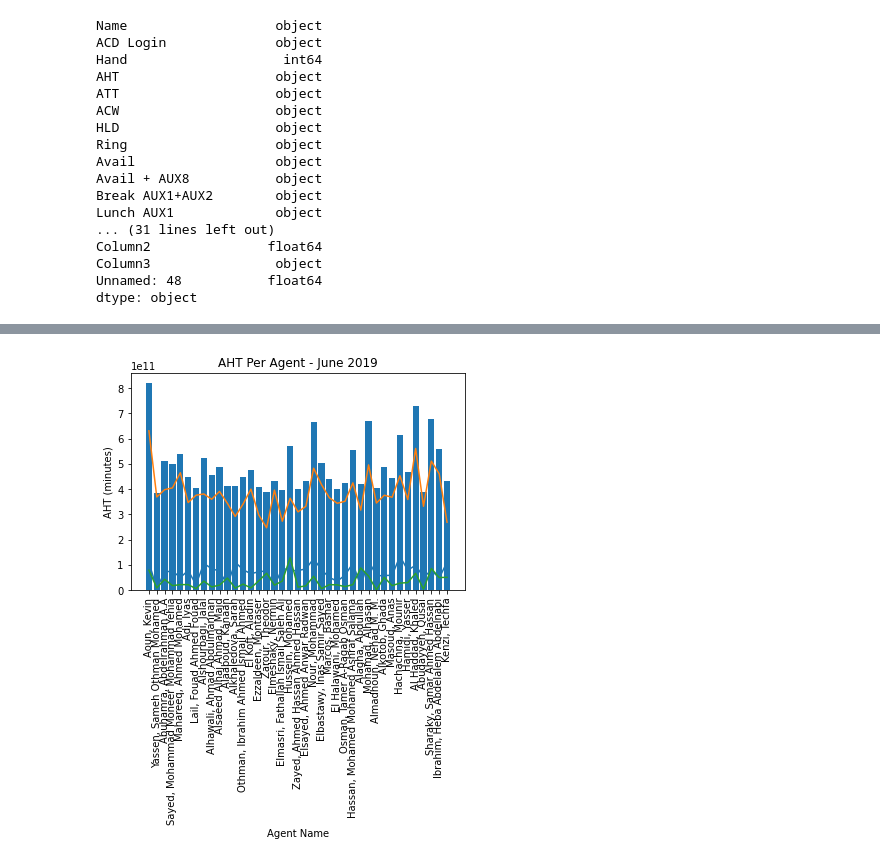
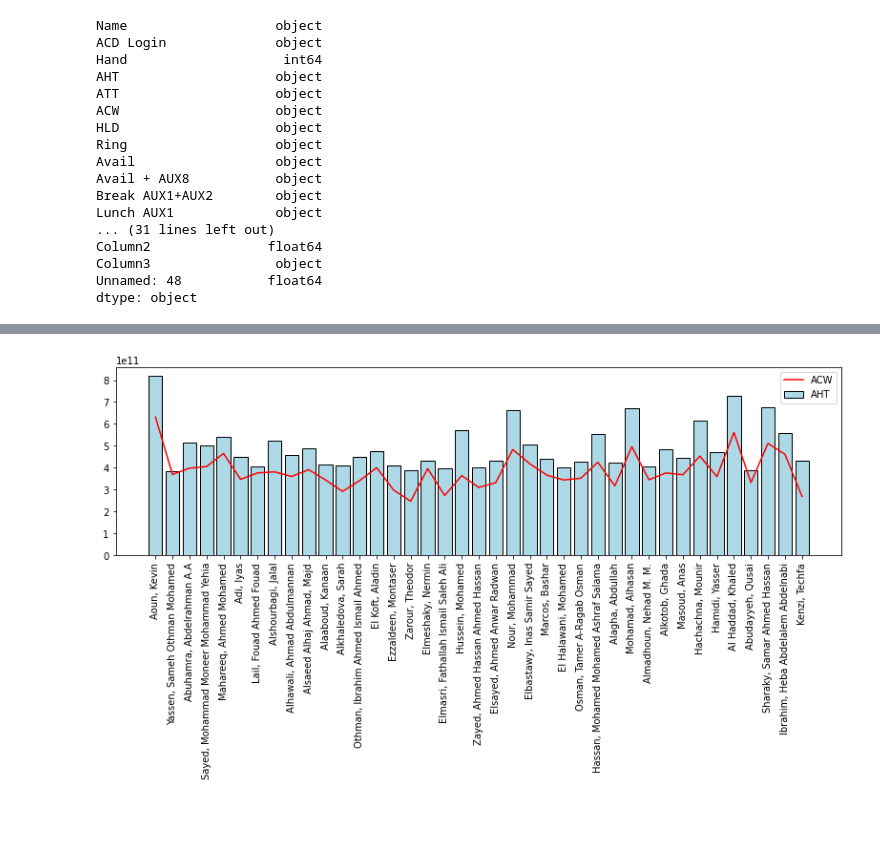
Before and after one commit to Elmasri-Fathallah/Data-Analysis, a Jupyter notebook: June_19.ipynb, the cells around one changed output, grey strips where cells are left out. Drawn from its saved outputs; the diff is of its cells as text; code cells hidden in the pictures; blank space fills up the shorter version.

```diff
--- a/June_19.ipynb
+++ b/June_19.ipynb
@@ -115,13 +115,29 @@ call.head()
 | 3 | Abuhamra, Abdelrahman A.A | 84:09:44 | 424 | 00:08:33 | 00:06:38 | 00:01:12 | 00:00:43 | 00:00:02 | 03:40:13 |
 | 4 | Sayed, Mohammad Moneer Mohammad Y... | 59:56:19 | 301 | 00:08:21 | 00:06:45 | 00:01:16 | 00:00:18 | 00:00:01 | 02:06:21 |
 | 5 | Mahareeq, Ahmed Mohamed | 70:53:45 | 370 | 00:08:59 | 00:07:45 | 00:00:50 | 00:00:22 | 00:00:01 | 00:33:21 |
+# %%
+plt.figure(figsize=(30,8))
+
+plt.subplot(2,2,1)
+plt.bar(call.Name, call.AHT, width=0.8, color='lightblue', edgecolor='black', tick_label=call.AHT)
+plt.plot(call.Name, call.ATT, 'r')
+plt.xticks(call.Name, call.Name, rotation='vertical')
+plt.legend(['ACW','AHT'])
+plt.show()
+# %% [output]
+[figure, added]
 # %%
-plt.figure.figsize=(100,100)
+plt.subplot(2,2,2)
+plt.plot(call.Name, call.ATT)
+plt.xticks(call.Name, call.Name, rotation='vertical')
 
-plt.plot(call.Name, call.ACW)
-plt.plot(call.Name, call.ATT)
+plt.subplot(2,2,3)
 plt.plot(call.Name, call.HLD)
+plt.xticks(call.Name, call.Name, rotation='vertical')
+
+plt.subplot(2,2,4)
 plt.bar(call.Name, call.AHT)
+plt.xticks(call.Name, call.Name, rotation='vertical')
 
 plt.xticks(call.Name, call.Name, rotation='vertical')
 plt.title('AHT Per Agent - June 2019')
@@ -129,5 +145,3 @@ plt.xlabel('Agent Name')
 plt.ylabel('AHT (minutes)')
 
 plt.show()
-# %% [output]
-[figure, removed]
```
Also changed, not shown: parts of 1 cell of this notebook.
